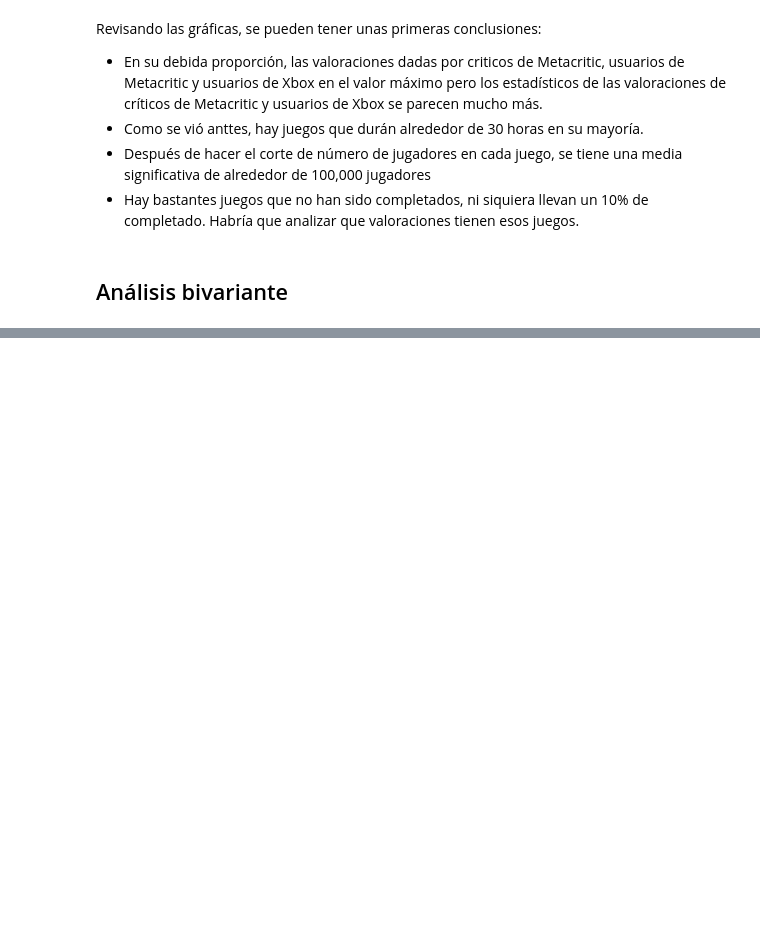
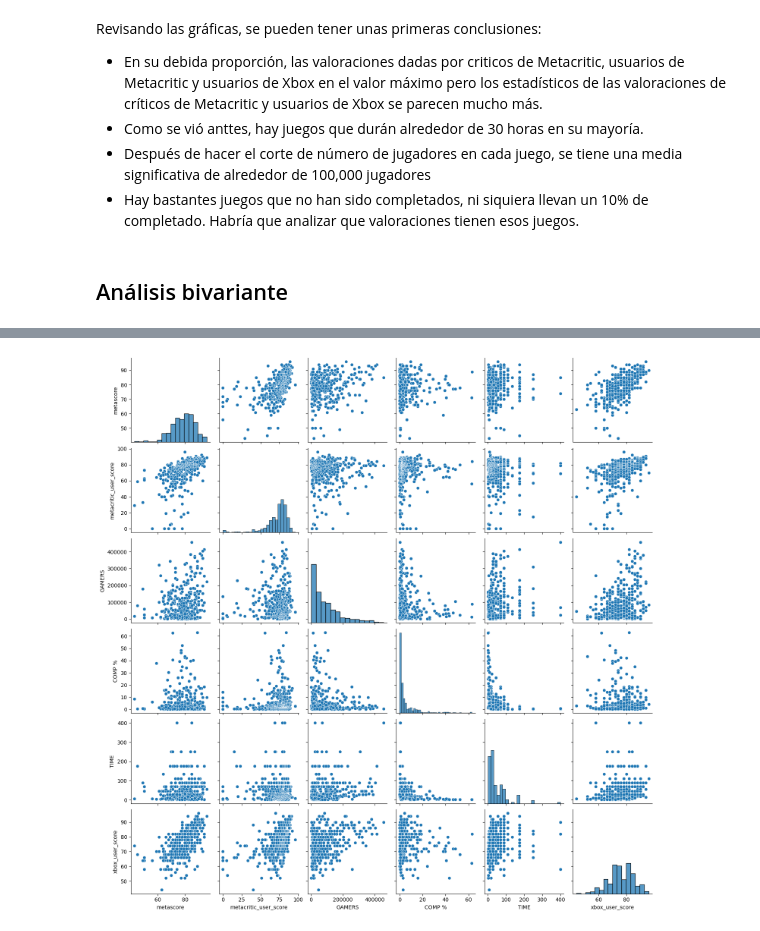
Before and after one commit to RisaacSBolivar/EDA_AprovechamientoXboxGP, a Jupyter notebook: src/notebooks/analisis.ipynb, the cells around one changed output, grey strips where cells are left out. Saved outputs shown, nothing was run; the diff lists cells and outputs as text; code cells hidden in the pictures; blank space fills up the shorter version.

```diff
--- a/src/notebooks/analisis.ipynb
+++ b/src/notebooks/analisis.ipynb
@@ -451,0 +533,6 @@ Revisando las gráficas, se pueden tener unas primeras conclusiones:
+# %%
+# Visualizar gráficos de dispersión para cada par de variables numéricas
+sns.pairplot(df_merged[numeric_columns])
+plt.show()
+# %% [output]
+[figure, added]
```
Also changed, not shown: parts of 13 cells of this notebook, 2 other files.
